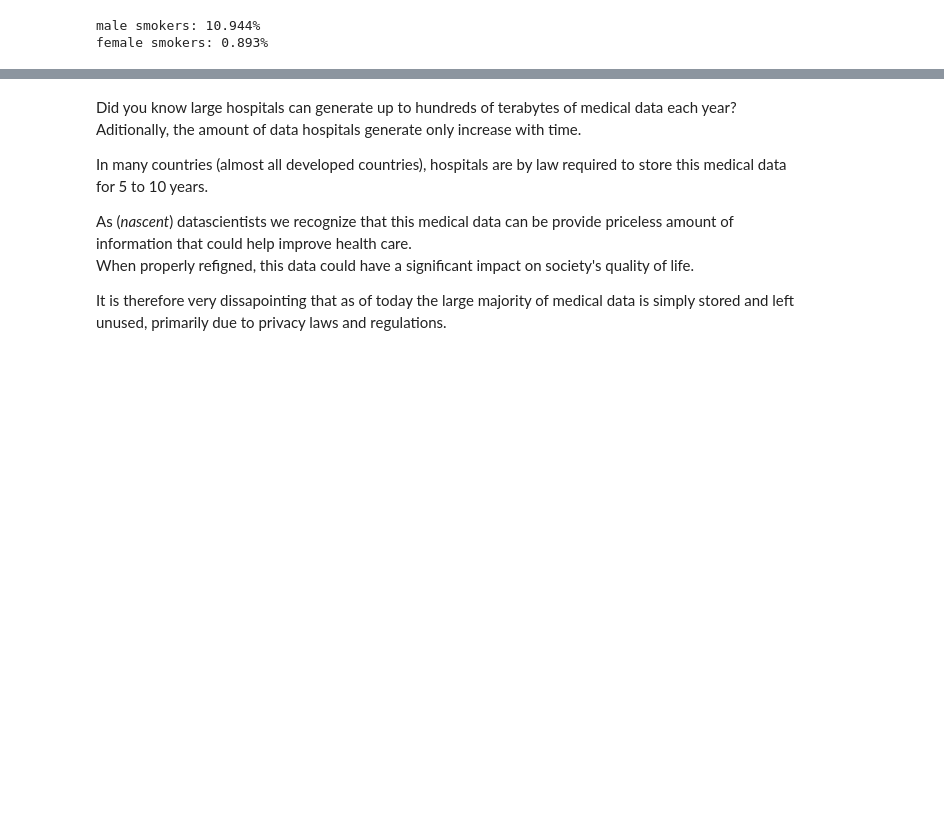
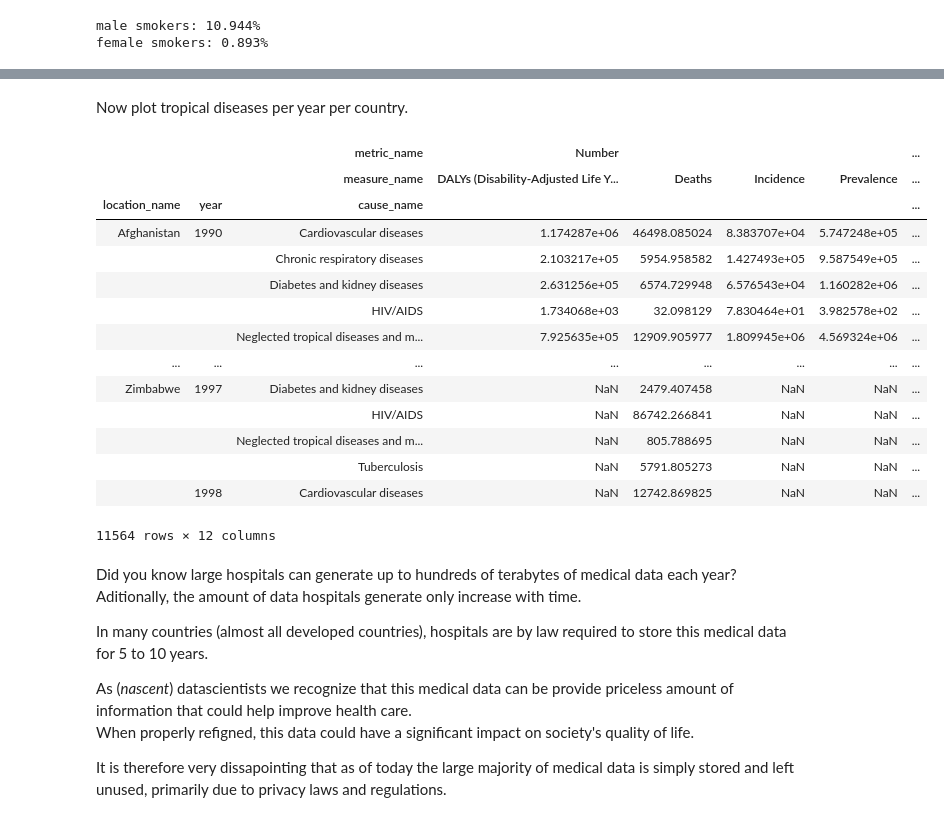
Before and after one commit to itsyaboii1337/Data_Science_Alliance, a Jupyter notebook: Analysing_Medical_Data.ipynb, the cells around one changed output, grey strips where cells are left out. Saved outputs shown, nothing was run; the diff lists cells and outputs as text; code cells hidden in the pictures; blank space fills up the shorter version.

```diff
--- a/Analysing_Medical_Data.ipynb
+++ b/Analysing_Medical_Data.ipynb
@@ -193,3 +277,23 @@ This approximately agrees with findings in literature.
+# %% [markdown]
+Now plot tropical diseases per year per country.
+# %%
+for country in countries:
+# %% [output]
+|  |  | metric_name | Number |  |  |  | ... |
+|  |  | measure_name | DALYs (Disability-Adjusted Life Y... | Deaths | Incidence | Prevalence | ... |
+| location_name | year | cause_name |  |  |  |  | ... |
+| Afghanistan | 1990 | Cardiovascular diseases | 1.174287e+06 | 46498.085024 | 8.383707e+04 | 5.747248e+05 | ... |
+|  |  | Chronic respiratory diseases | 2.103217e+05 | 5954.958582 | 1.427493e+05 | 9.587549e+05 | ... |
+|  |  | Diabetes and kidney diseases | 2.631256e+05 | 6574.729948 | 6.576543e+04 | 1.160282e+06 | ... |
+|  |  | HIV/AIDS | 1.734068e+03 | 32.098129 | 7.830464e+01 | 3.982578e+02 | ... |
+|  |  | Neglected tropical diseases and m... | 7.925635e+05 | 12909.905977 | 1.809945e+06 | 4.569324e+06 | ... |
+| ... | ... | ... | ... | ... | ... | ... | ... |
+| Zimbabwe | 1997 | Diabetes and kidney diseases | NaN | 2479.407458 | NaN | NaN | ... |
+|  |  | HIV/AIDS | NaN | 86742.266841 | NaN | NaN | ... |
+|  |  | Neglected tropical diseases and m... | NaN | 805.788695 | NaN | NaN | ... |
+|  |  | Tuberculosis | NaN | 5791.805273 | NaN | NaN | ... |
+|  | 1998 | Cardiovascular diseases | NaN | 12742.869825 | NaN | NaN | ... |
+11564 rows × 12 columns
 # %% [markdown]
 Did you know large hospitals can generate up to hundreds of terabytes of medical data each year? <br>
 Aditionally, the amount of data hospitals generate only increase with time.
```
Also changed, not shown: parts of 15 cells of this notebook.
